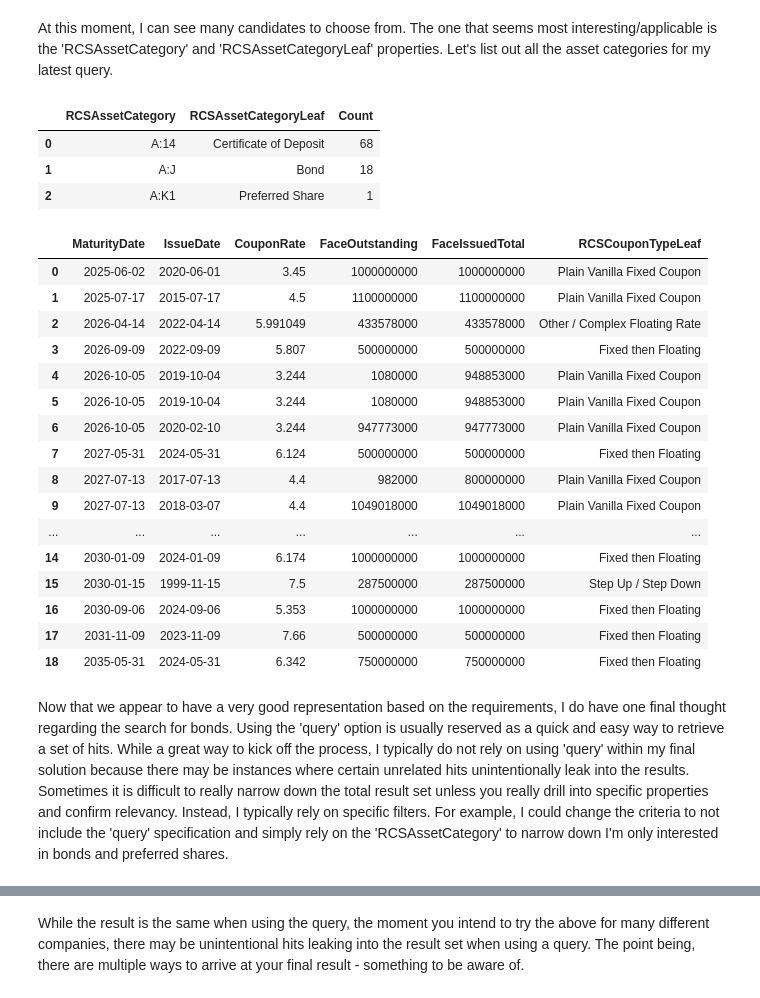
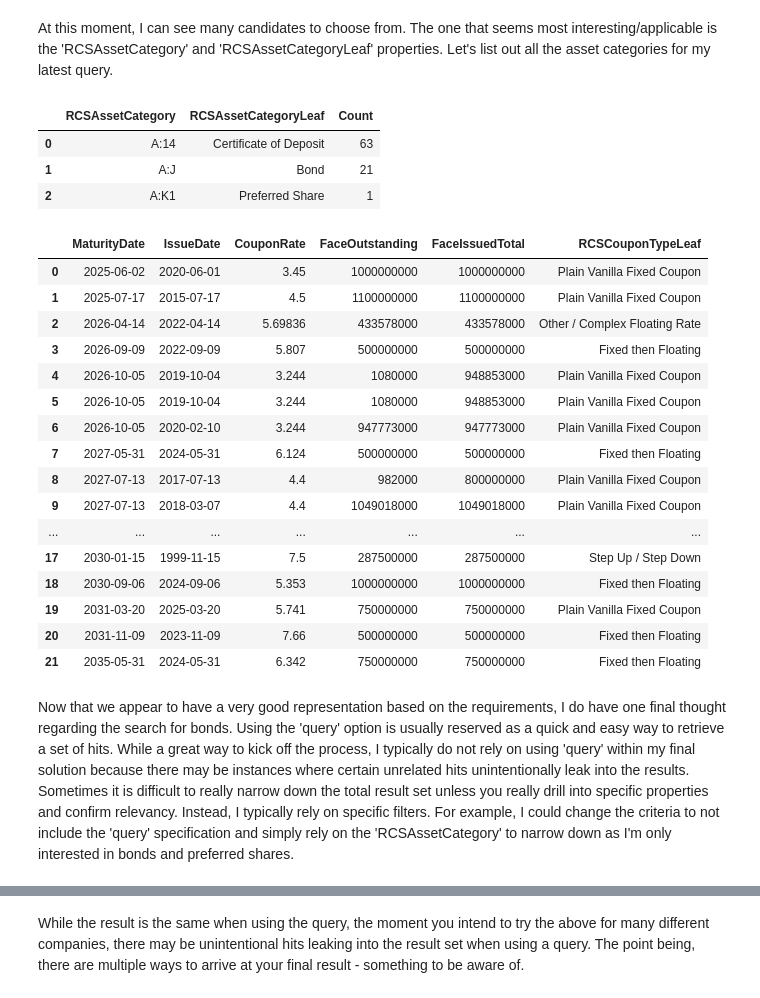
Before and after one commit to LSEG-API-Samples/Article.DataLibrary.Python.SearchPropertyExplorer, a Jupyter notebook: SearchExplorer.ipynb, the cells around one changed output, grey strips where cells are left out. Cells and saved outputs as stored; diff of their text form; code cells hidden in the pictures.

```diff
--- a/SearchExplorer.ipynb
+++ b/SearchExplorer.ipynb
@@ -552,35 +541,35 @@ At this moment, I can see many candidates to choose from.  The one that seems mo
 props = explorer.get_properties_for(
     view = search.Views.GOV_CORP_INSTRUMENTS,
     query = "bonds",
-    filter = "IsPerpetualSecurity ne true and IsActive eq true and not(AssetState in ('MA' 'DC')) " \
-             "and RCSIssuerCountryLeaf xeq 'United States' and ParentOAPermID xeq '8589934205'",
+    filter = "IsPerpetualSecurity ne true and IsActive eq true and " \
+             "RCSIssuerCountryLeaf xeq 'United States' and ParentOAPermID xeq '8589934205'",
     navigators = "RCSAssetCategory, RCSAssetCategoryLeaf"
 )
 props.navigators
 # %% [output]
 |  | RCSAssetCategory | RCSAssetCategoryLeaf | Count |
-| 0 | A:14 | Certificate of Deposit | 68 |
-| 1 | A:J | Bond | 18 |
+| 0 | A:14 | Certificate of Deposit | 63 |
+| 1 | A:J | Bond | 21 |
 | 2 | A:K1 | Preferred Share | 1 |
 # %%
 # Update our search to filter out 'Certificate of Deposit'. In our case, we'll use the corresponding category code: 'A:14'
 # It's worth noting that I could simply ignore all categories except 'Bond' as an alternative.
 # This depends on your requirements.
 ld.discovery.search(
     view = search.Views.GOV_CORP_INSTRUMENTS,
     query = "bonds",
-    filter = "IsPerpetualSecurity ne true and IsActive eq true and not(AssetState in ('MA' 'DC')) " \
-             "and RCSIssuerCountryLeaf xeq 'United States' and ParentOAPermID xeq '8589934205' and " \
+    filter = "IsPerpetualSecurity ne true and IsActive eq true and " \
+             "RCSIssuerCountryLeaf xeq 'United States' and ParentOAPermID xeq '8589934205' and " \
              "RCSAssetCategory ne 'A:14'",
     top = 100,
     select = "MaturityDate, IssueDate, CouponRate, FaceOutstanding, FaceIssuedTotal, RCSCouponTypeLeaf",
     order_by = "MaturityDate"
 )
 # %% [output]
 |  | MaturityDate | IssueDate | CouponRate | FaceOutstanding | FaceIssuedTotal | RCSCouponTypeLeaf |
 | 0 | 2025-06-02 | 2020-06-01 | 3.45 | 1000000000 | 1000000000 | Plain Vanilla Fixed Coupon |
 | 1 | 2025-07-17 | 2015-07-17 | 4.5 | 1100000000 | 1100000000 | Plain Vanilla Fixed Coupon |
-| 2 | 2026-04-14 | 2022-04-14 | 5.991049 | 433578000 | 433578000 | Other / Complex Floating Rate |
+| 2 | 2026-04-14 | 2022-04-14 | 5.69836 | 433578000 | 433578000 | Other / Complex Floating Rate |
 | 3 | 2026-09-09 | 2022-09-09 | 5.807 | 500000000 | 500000000 | Fixed then Floating |
 | 4 | 2026-10-05 | 2019-10-04 | 3.244 | 1080000 | 948853000 | Plain Vanilla Fixed Coupon |
 | 5 | 2026-10-05 | 2019-10-04 | 3.244 | 1080000 | 948853000 | Plain Vanilla Fixed Coupon |
@@ -589,13 +578,13 @@ ld.discovery.search(
 | 8 | 2027-07-13 | 2017-07-13 | 4.4 | 982000 | 800000000 | Plain Vanilla Fixed Coupon |
 | 9 | 2027-07-13 | 2018-03-07 | 4.4 | 1049018000 | 1049018000 | Plain Vanilla Fixed Coupon |
 | ... | ... | ... | ... | ... | ... | ... |
-| 14 | 2030-01-09 | 2024-01-09 | 6.174 | 1000000000 | 1000000000 | Fixed then Floating |
-| 15 | 2030-01-15 | 1999-11-15 | 7.5 | 287500000 | 287500000 | Step Up / Step Down |
-| 16 | 2030-09-06 | 2024-09-06 | 5.353 | 1000000000 | 1000000000 | Fixed then Floating |
-| 17 | 2031-11-09 | 2023-11-09 | 7.66 | 500000000 | 500000000 | Fixed then Floating |
-| 18 | 2035-05-31 | 2024-05-31 | 6.342 | 750000000 | 750000000 | Fixed then Floating |
+| 17 | 2030-01-15 | 1999-11-15 | 7.5 | 287500000 | 287500000 | Step Up / Step Down |
+| 18 | 2030-09-06 | 2024-09-06 | 5.353 | 1000000000 | 1000000000 | Fixed then Floating |
+| 19 | 2031-03-20 | 2025-03-20 | 5.741 | 750000000 | 750000000 | Plain Vanilla Fixed Coupon |
+| 20 | 2031-11-09 | 2023-11-09 | 7.66 | 500000000 | 500000000 | Fixed then Floating |
+| 21 | 2035-05-31 | 2024-05-31 | 6.342 | 750000000 | 750000000 | Fixed then Floating |
 # %% [markdown]
-Now that we appear to have a very good representation based on the requirements, I do have one final thought regarding the search for bonds. Using the 'query' option is usually reserved as a quick and easy way to retrieve a set of hits. While a great way to kick off the process, I typically do not rely on using 'query' within my final solution because there may be instances where certain unrelated hits unintentionally leak into the results.  Sometimes it is difficult to really narrow down the total result set unless you really drill into specific properties and confirm relevancy.  Instead, I typically rely on specific filters.  For example, I could change the criteria to not include the 'query' specification and simply rely on the 'RCSAssetCategory' to narrow down I'm only interested in bonds and preferred shares.
+Now that we appear to have a very good representation based on the requirements, I do have one final thought regarding the search for bonds. Using the 'query' option is usually reserved as a quick and easy way to retrieve a set of hits. While a great way to kick off the process, I typically do not rely on using 'query' within my final solution because there may be instances where certain unrelated hits unintentionally leak into the results.  Sometimes it is difficult to really narrow down the total result set unless you really drill into specific properties and confirm relevancy.  Instead, I typically rely on specific filters.  For example, I could change the criteria to not include the 'query' specification and simply rely on the 'RCSAssetCategory' to narrow down as I'm only interested in bonds and preferred shares.
 # %%
 # Updating our search to remove the query but specifically specific interest in bonds and preferred shares.
 ld.discovery.search(
```
Also changed, not shown: parts of 28 cells of this notebook, 1 other file.
